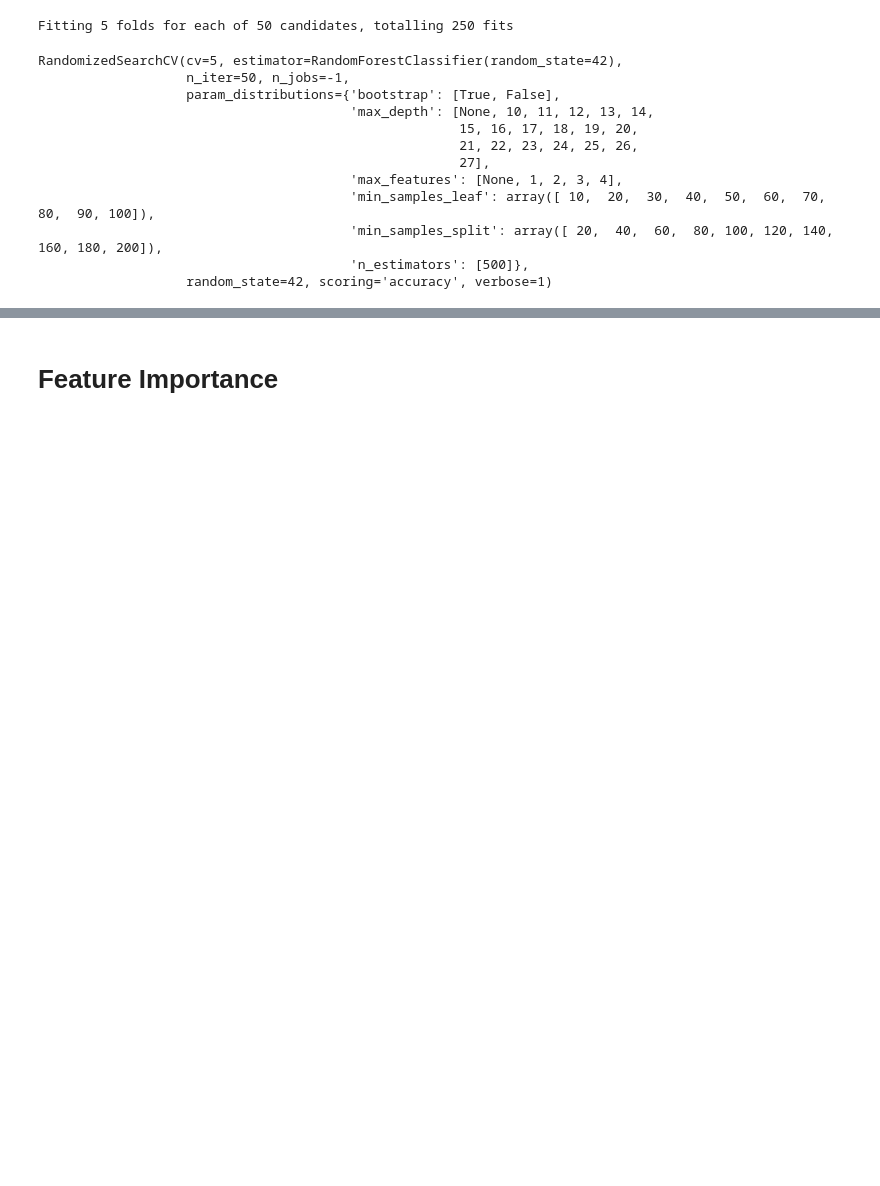
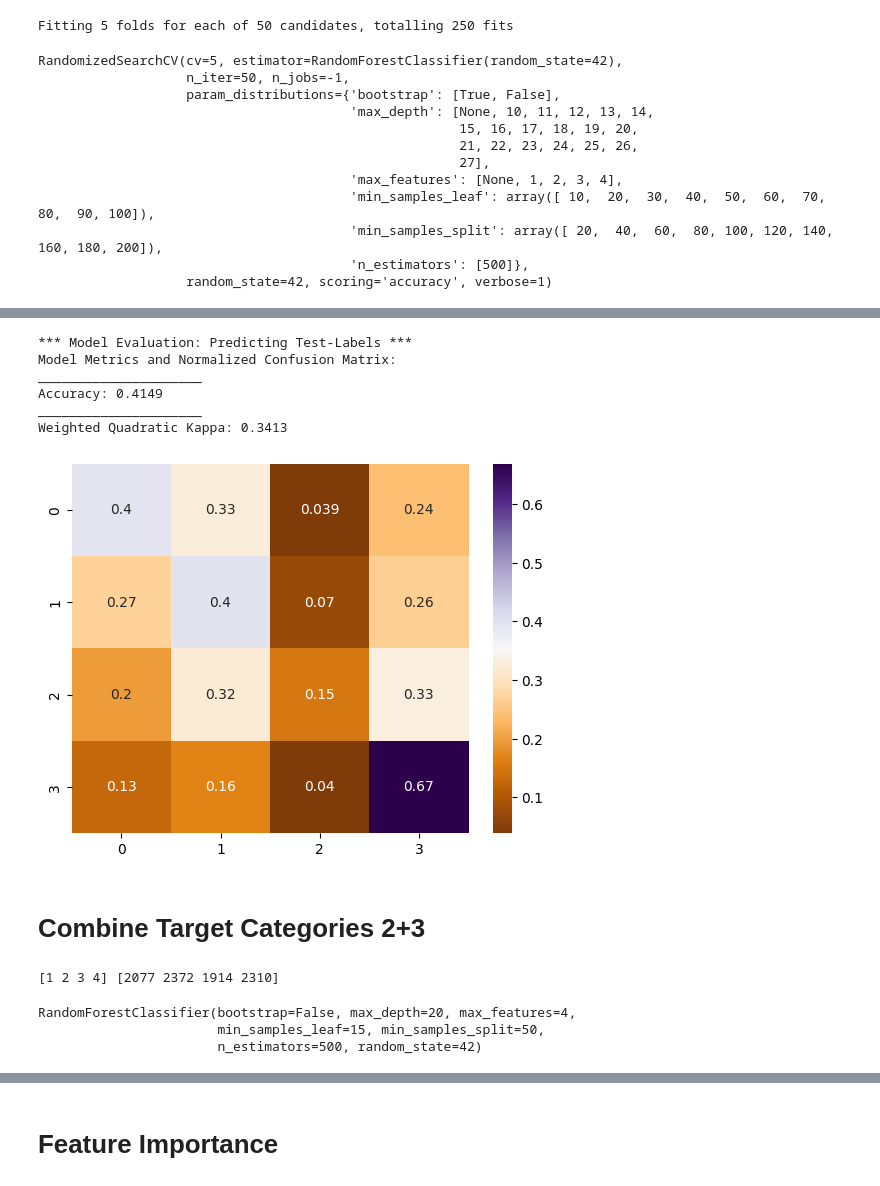
Before and after one commit to LanaCasselmann/ds_capstone_pet_adoptability, a Jupyter notebook: notebooks/forests.ipynb, the cells around one changed output, grey strips where cells are left out. Cells and saved outputs as stored; diff of their text form; code cells hidden in the pictures; blank space fills up the shorter version.

```diff
--- a/notebooks/forests.ipynb
+++ b/notebooks/forests.ipynb
@@ -250,0 +459,14 @@ Weighted Quadratic Kappa: 0.3378
+# %%
+# Metrics predicting Test-Target
+print('*** Model Evaluation: Predicting Test-Labels ***')
+our_metrics(y_test, rf_gs_y_test_pred)
+# %% [output]
+*** Model Evaluation: Predicting Test-Labels ***
+Model Metrics and Normalized Confusion Matrix:
+_____________________
+Accuracy: 0.4149
+_____________________
+Weighted Quadratic Kappa: 0.3413
+[figure, added]
+# %% [markdown]
+# Combine Target Categories 2+3
@@ -250,0 +477,14 @@ Weighted Quadratic Kappa: 0.3378
+# %%
+# check if that worked
+unique, counts = np.unique(y_train, return_counts=True)
+print(unique, counts)
+# %% [output]
+[1 2 3 4] [2077 2372 1914 2310]
+# %%
+# fit model as found in grid search to new target
+rf_gs_model_3 = rf_gs_acc.best_estimator_
+rf_gs_model_3.fit(X_train, y_train_3)
+# %% [output]
+RandomForestClassifier(bootstrap=False, max_depth=20, max_features=4,
+                       min_samples_leaf=15, min_samples_split=50,
+                       n_estimators=500, random_state=42)
```
Also changed, not shown: parts of 24 cells of this notebook.
